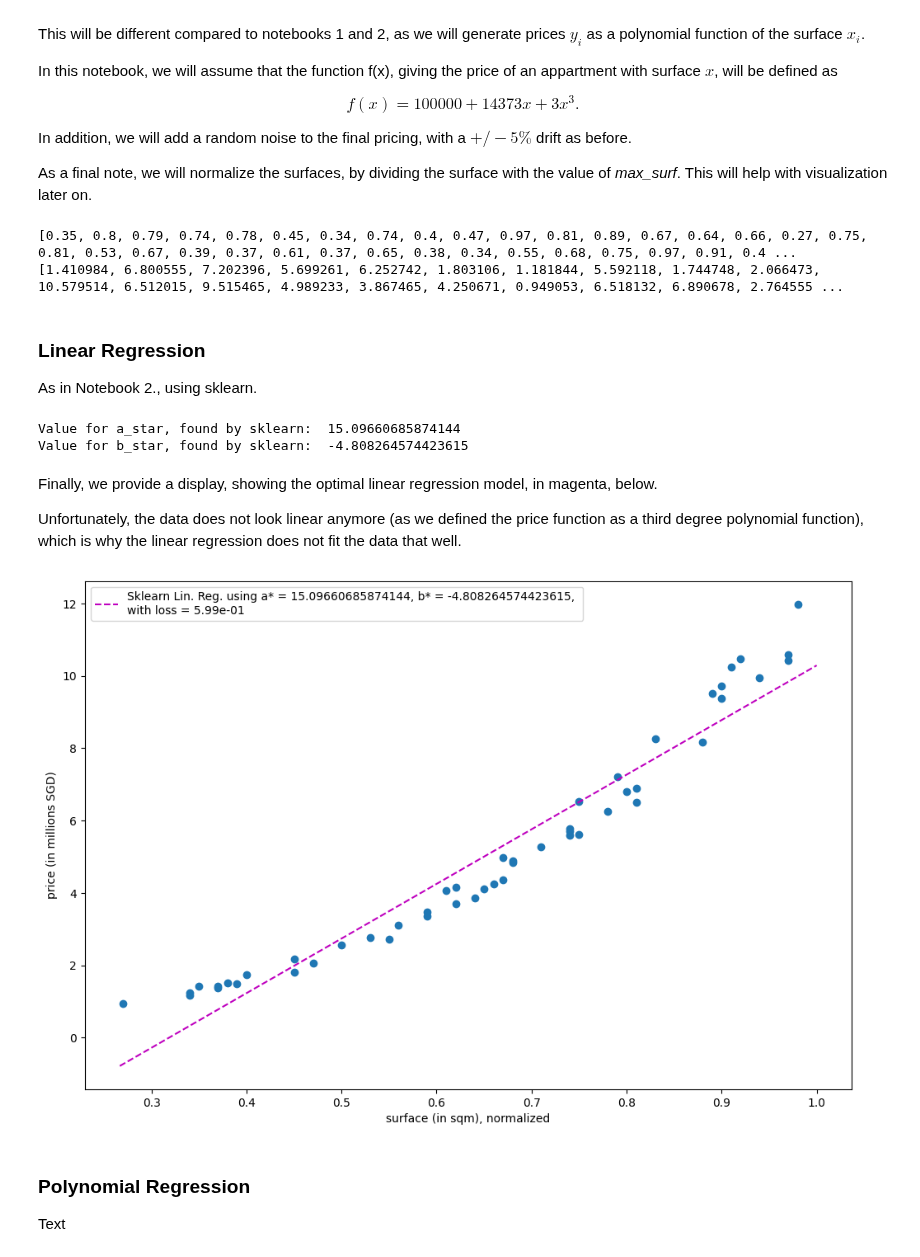
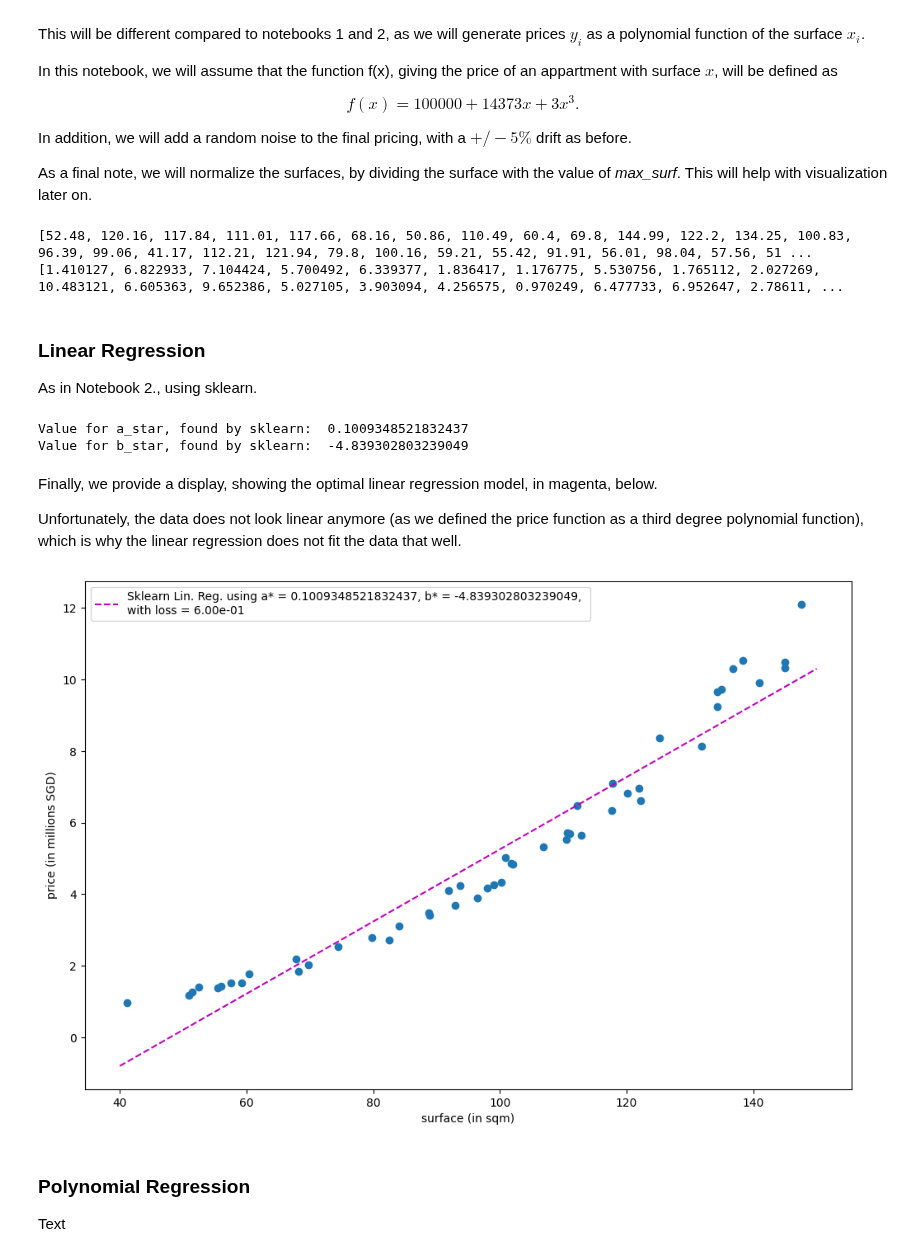
Before and after one commit to matthieudemari/SUTD_DL_50_039, a Jupyter notebook: W1/0. All/Code files/3. Polynomial Regression, Train-Test Splitting and Overfitting-Underfitting.ipynb, the cells around one changed output. Saved outputs shown, nothing was run; the diff lists cells and outputs as text; code cells hidden in the pictures.

```diff
--- a/W1/0. All/Code files/3. Polynomial Regression, Train-Test Splitting and Overfitting-Underfitting.ipynb
+++ b/W1/0. All/Code files/3. Polynomial Regression, Train-Test Splitting and Overfitting-Underfitting.ipynb
@@ -36,39 +36,39 @@ $$ f(x) = 100000 + 14373x + 3x^3. $$
 In addition, we will add a random noise to the final pricing, with a $ +/- 5\% $ drift as before.
 
 As a final note, we will normalize the surfaces, by dividing the surface with the value of *max_surf*. This will help with visualization later on.
-# %%
-# All helper functions
-min_surf = 40
-max_surf = 150
-def surface(min_surf, max_surf):
-    # Note, we changed the surface inputs to be normalized by the value of max_surf.
-    return round(np.random.uniform(min_surf, max_surf)/max_surf, 2)
-def price(surface, max_surf):
-    # Note: this will return the price in millions of SGD.
-    surface = surface*max_surf
-    return round((100000 + 14373*surface + 3*surface**3)*(1 + np.random.uniform(-0.1, 0.1)))/1000000
-def get_x_list(l):
-    return [v[0] for v in l]
-def get_y_list(l):
-    return [v[1] for v in l]
-def linreg(a, b, min_surf, max_surf, n_points = 50):
-    return [(x, a*x + b) for x in np.linspace(min_surf/max_surf, 1, n_points)]
-def loss_mse(a, b, x, y):
-    val =  sum([(y_i - (a*x_i + b))**2 for x_i, y_i in zip(x, y)])/len(x)
-    return '{:.2e}'.format(val)
+# %%
+# All helper functions
+min_surf = 40
+max_surf = 150
+def surface(min_surf, max_surf):
+    # Note, we changed the surface inputs to be normalized by the value of max_surf.
+    return round(np.random.uniform(min_surf, max_surf), 2)
+def price(surface):
+    # Note: this will return the price in millions of SGD.
+    surface = surface
+    return round((100000 + 14373*surface + 3*surface**3)*(1 + np.random.uniform(-0.1, 0.1)))/1000000
+def get_x_list(l):
+    return [v[0] for v in l]
+def get_y_list(l):
+    return [v[1] for v in l]
+def linreg(a, b, min_surf, max_surf, n_points = 50):
+    return [(x, a*x + b) for x in np.linspace(min_surf, max_surf, n_points)]
+def loss_mse(a, b, x, y):
+    val =  sum([(y_i - (a*x_i + b))**2 for x_i, y_i in zip(x, y)])/len(x)
+    return '{:.2e}'.format(val)
 # %%
 # Dataset generation (n_points points will be generated).
 # We will use a seed for reproducibility.
 np.random.seed(47)
 n_points = 50
-dataset = [(s := surface(min_surf, max_surf), price(s, max_surf)) for _ in range(n_points)]
+dataset = [(s := surface(min_surf, max_surf), price(s)) for _ in range(n_points)]
 inputs = get_x_list(dataset)
 outputs = get_y_list(dataset)
 print(inputs)
 print(outputs)
 # %% [output]
-[0.35, 0.8, 0.79, 0.74, 0.78, 0.45, 0.34, 0.74, 0.4, 0.47, 0.97, 0.81, 0.89, 0.67, 0.64, 0.66, 0.27, 0.75, 0.81, 0.53, 0.67, 0.39, 0.37, 0.61, 0.37, 0.65, 0.38, 0.34, 0.55, 0.68, 0.75, 0.97, 0.91, 0.4 ...
-[1.410984, 6.800555, 7.202396, 5.699261, 6.252742, 1.803106, 1.181844, 5.592118, 1.744748, 2.066473, 10.579514, 6.512015, 9.515465, 4.989233, 3.867465, 4.250671, 0.949053, 6.518132, 6.890678, 2.764555 ...
+[52.48, 120.16, 117.84, 111.01, 117.66, 68.16, 50.86, 110.49, 60.4, 69.8, 144.99, 122.2, 134.25, 100.83, 96.39, 99.06, 41.17, 112.21, 121.94, 79.8, 100.16, 59.21, 55.42, 91.91, 56.01, 98.04, 57.56, 51 ...
+[1.410127, 6.822933, 7.104424, 5.700492, 6.339377, 1.836417, 1.176775, 5.530756, 1.765112, 2.027269, 10.483121, 6.605363, 9.652386, 5.027105, 3.903094, 4.256575, 0.970249, 6.477733, 6.952647, 2.78611, ...
 # %% [markdown]
 ### Linear Regression
 
@@ -86,8 +86,8 @@ b_sk = reg.intercept_
 print("Value for a_star, found by sklearn: ", a_sk)
 print("Value for b_star, found by sklearn: ", b_sk)
 # %% [output]
-Value for a_star, found by sklearn:  15.09660685874144
-Value for b_star, found by sklearn:  -4.808264574423615
+Value for a_star, found by sklearn:  0.1009348521832437
+Value for b_star, found by sklearn:  -4.839302803239049
 # %% [markdown]
 Finally, we provide a display, showing the optimal linear regression model, in magenta, below.
 
@@ -95,21 +95,21 @@ Unfortunately, the data does not look linear anymore (as we defined the price fu
 # %%
 # Display dataset
 plt.figure(figsize = (12, 8))
 plt.scatter(inputs, outputs)
-plt.xlabel("surface (in sqm), normalized")
+plt.xlabel("surface (in sqm)")
 plt.ylabel("price (in millions SGD)")
 
 # Optimal linreg
 linreg_dataset = linreg(a_sk, b_sk, min_surf, max_surf, n_points)
 loss = loss_mse(a_sk, b_sk, inputs, outputs)
 legend = "Sklearn Lin. Reg. using a* = {}, b* = {}, \nwith loss = {}".format(a_sk, b_sk, loss)
 plt.plot(get_x_list(linreg_dataset), get_y_list(linreg_dataset), 'm--', label = legend)
 
 # Display
 plt.legend(loc = 'best')
 plt.show()
 # %% [output]
-[figure, old version]
+[figure, new version]
 # %% [markdown]
 ### Polynomial Regression
 
```
Also changed, not shown: parts of 11 cells of this notebook, 1 other file.
